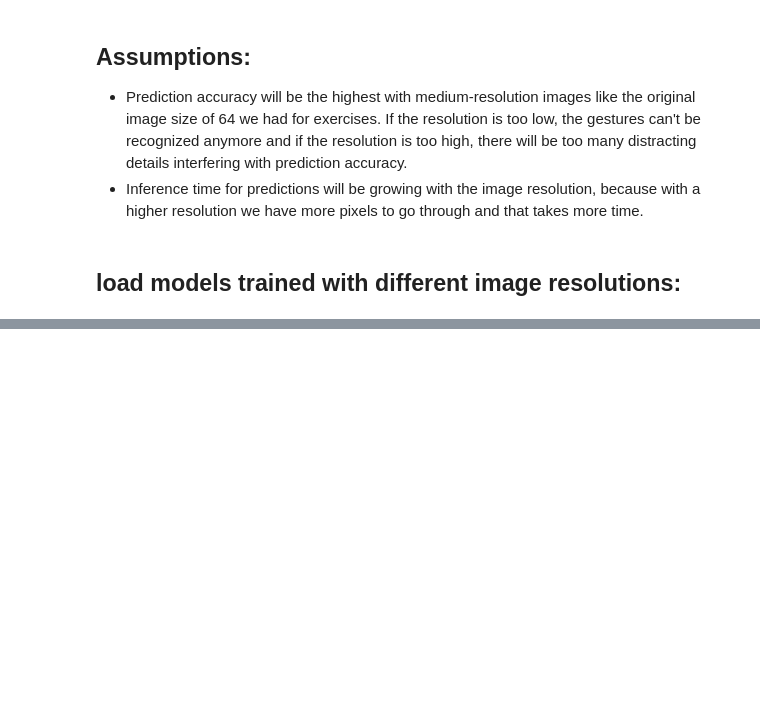
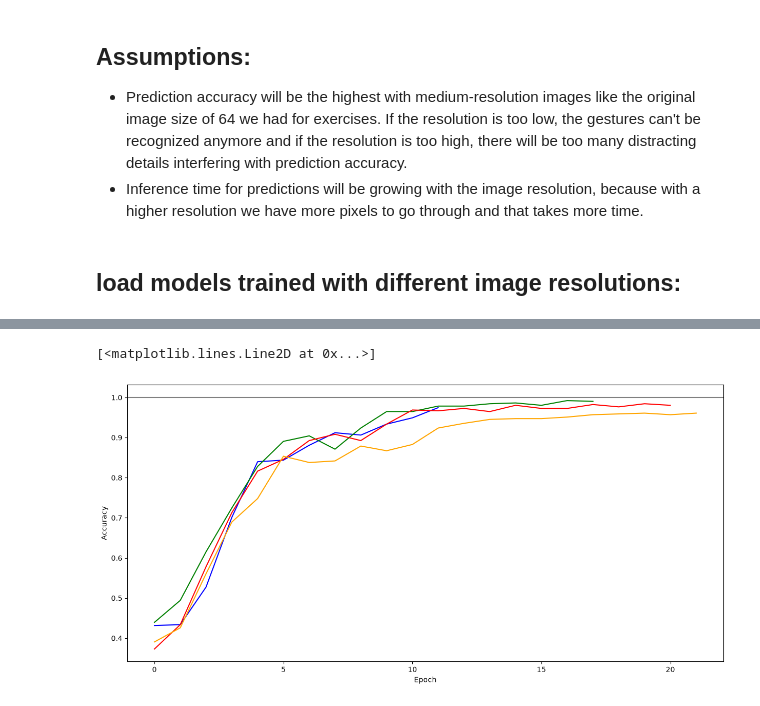
Before and after one commit to UT-ITT/assignment-05-cnn-cato-droid, a Jupyter notebook: 01-hyperparameters/hyperparameters.ipynb, the cells around one changed output, grey strips where cells are left out. Cells and saved outputs as stored; diff of their text form; code cells hidden in the pictures; blank space fills up the shorter version.

```diff
--- a/01-hyperparameters/hyperparameters.ipynb
+++ b/01-hyperparameters/hyperparameters.ipynb
@@ -48,0 +111,32 @@ write about/plot
+# %%
+#load training history
+with open("history_1.pkl", "rb") as f:
+    history_1 = pickle.load(f)
+with open("history_2.pkl", "rb") as f:
+    history_2 = pickle.load(f)
+with open("history_3.pkl", "rb") as f:
+    history_3 = pickle.load(f)
+with open("history_4.pkl", "rb") as f:
+    history_4 = pickle.load(f)
+# %%
+#plot training accuracy
+accuracy_1 = history_1['accuracy']
+accuracy_2 = history_2['accuracy']
+accuracy_3 = history_3['accuracy']
+accuracy_4 = history_4['accuracy']
+
+fig = plt.figure(figsize=(15, 7))
+ax = plt.gca()
+
+ax.set_xlabel('Epoch')
+ax.set_ylabel('Accuracy')
+
+ax.axhline(1, color='gray')
+
+plt.plot(accuracy_1, color='blue')
+plt.plot(accuracy_2, color='green')
+plt.plot(accuracy_3, color='red')
+plt.plot(accuracy_4, color='orange')
+# %% [output]
+[<matplotlib.lines.Line2D at 0x...>]
+[figure, added]
```
Also changed, not shown: parts of 12 cells of this notebook, 12 other files.
